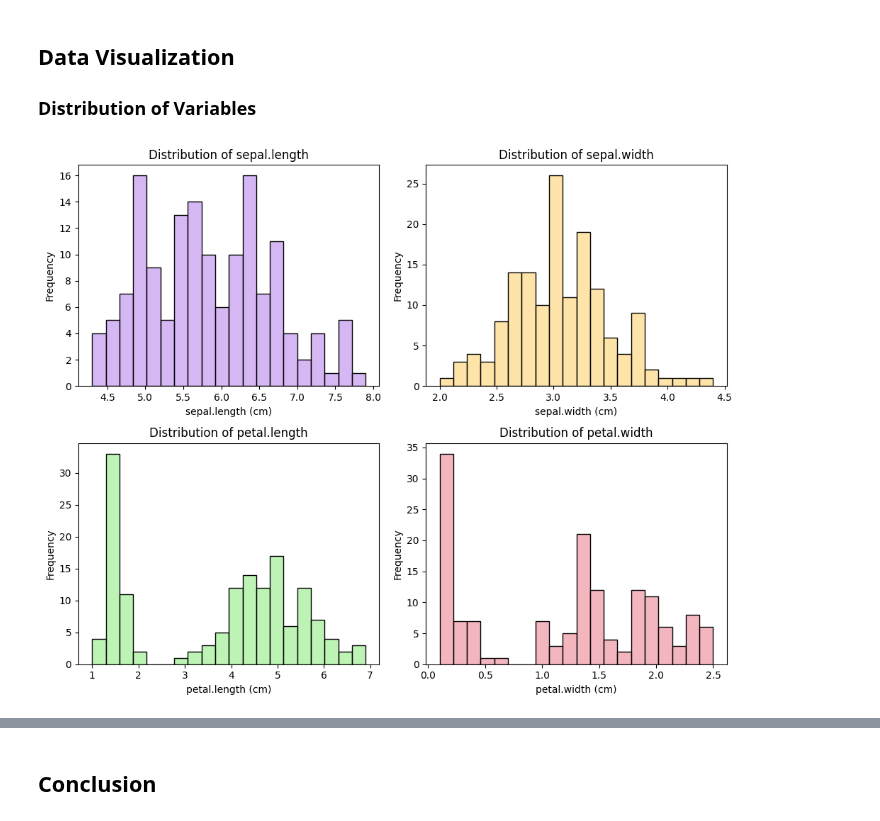
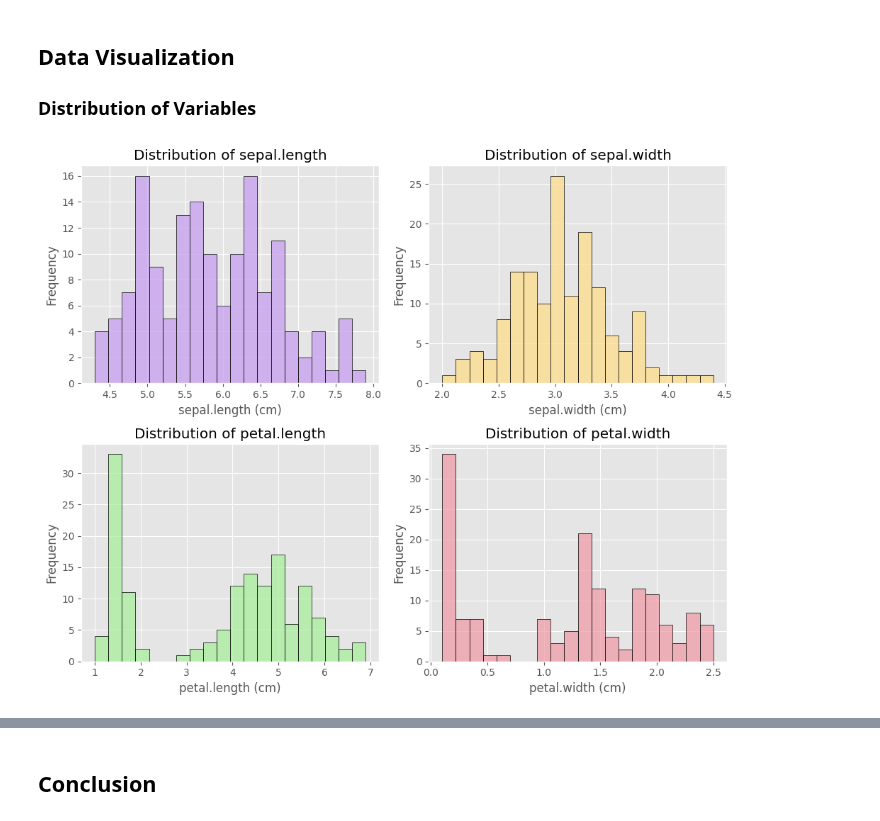
Before and after one commit to claretubs/fundamentals-data-analysis-project, a Jupyter notebook: project.ipynb, the cells around one changed output, grey strips where cells are left out. Saved outputs shown, nothing was run; the diff lists cells and outputs as text; code cells hidden in the pictures.

```diff
--- a/project.ipynb
+++ b/project.ipynb
@@ -240,25 +240,26 @@ There are clear differences between *Setosa*, *Versicolor*, and *Virginica* iris
 ## Data Visualization
 ### Distribution of Variables
 # %%
+plt.style.use('ggplot')
 # Create a grid of subplots (2 rows, 2 columns).
 fig, axes = plt.subplots(2, 2, figsize=(10, 8))
 
 # Flatten the 2x2 array of subplots into a 1D array.
 axes = axes.flatten()
 
 # Plot histograms for each numeric variable.
 # https://matplotlib.org/stable/users/explain/colors/colors.html
 numeric_variables = ["sepal.length", "sepal.width", "petal.length", "petal.width"]
 colors = ["#C79FEF", "#FEDC8B", "#A9EF9E", "#EF9EA9"]
 
 for i, variable in enumerate(numeric_variables):
     sns.histplot(iris_data[variable], bins=20, color=colors[i], edgecolor="black", ax=axes[i])
     axes[i].set_title(f'Distribution of {variable}')
     axes[i].set_xlabel(f'{variable} (cm)')
     axes[i].set_ylabel('Frequency')
 
 # Adjust layout for better appearance
 plt.tight_layout()
 plt.show()
 # %% [output]
-[figure, old version]
+[figure, new version]
```
Also changed, not shown: parts of 1 cell of this notebook.
